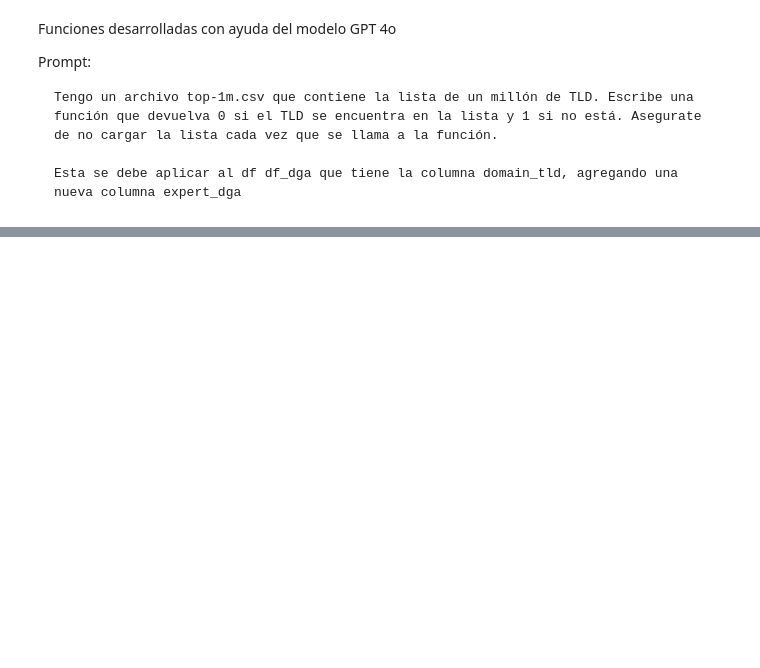
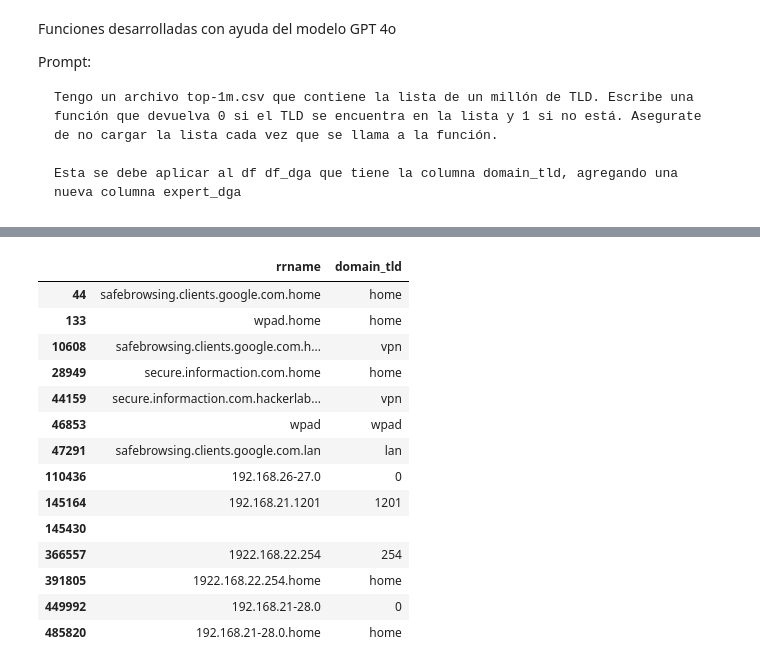
Before and after one commit to Aq202/uvg_sds_lab5, a Jupyter notebook: lab5.ipynb, the cells around one changed output, grey strips where cells are left out. Cells and saved outputs as stored; diff of their text form; code cells hidden in the pictures; blank space fills up the shorter version.

```diff
--- a/lab5.ipynb
+++ b/lab5.ipynb
@@ -265,6 +231,26 @@ tld_set = load_tld_set("top-1m.csv")
+# %%
+malicious = []
+def load_tld_list(file_path):
+    tld_df = pd.read_csv(file_path, header=None, names=["tld"])
+    return set(tld_df["tld"].astype(str))
+
+def check_tld(domain_tld, tld_set):
+    domain_tld = str(domain_tld)
+    for tld in tld_set:
+        if domain_tld in tld or domain_tld == tld:
+            malicious.append(tld)
+            return 0  # Se encontró como TLD o subpalabra
+    return 1  # No se encontró
+
+# Aplicación a un DataFrame
+def apply_expert_dga(df, tld_set):
+    df["expert_dga"] = df["domain_tld"].apply(lambda x: check_tld(x, tld_set))
+    return df
+# %%
+tld_set = load_tld_list("top-1m.csv")
 # %%
 # Aplicar la función al DataFrame
-df_dga['expert_dga'] = df_dga['domain_tld'].apply(lambda tld: check_tld(tld, tld_set))
+df_dga = apply_expert_dga(df_dga, tld_set)
 # %%
 df_dga['expert_dga'].value_counts()
 # %% [output]
@@ -298,0 +265,3 @@ df_dga.drop_duplicates()
+# %%
+df_dga_expert = df_dga[df_dga['expert_dga'] == 0]
+df_dga_expert = df_dga_expert.drop(columns=['expert_dga'])
@@ -298,0 +280,20 @@ df_dga.drop_duplicates()
+# %%
+# Filtrar df_final con los TLDs clasificados como DGA por expertos
+df_final_dga = df_final[df_final['domain_tld'].isin(df_dga_expert['domain_tld'])]
+df_final_dga
+# %% [output]
+|  | rrname | domain_tld |
+| 44 | safebrowsing.clients.google.com.home | home |
+| 133 | wpad.home | home |
+| 10608 | safebrowsing.clients.google.com.h... | vpn |
+| 28949 | secure.informaction.com.home | home |
+| 44159 | secure.informaction.com.hackerlab... | vpn |
+| 46853 | wpad | wpad |
+| 47291 | safebrowsing.clients.google.com.lan | lan |
+| 110436 | 192.168.26-27.0 | 0 |
+| 145164 | 192.168.21.1201 | 1201 |
+| 145430 |  |  |
+| 366557 | 1922.168.22.254 | 254 |
+| 391805 | 1922.168.22.254.home | home |
+| 449992 | 192.168.21-28.0 | 0 |
+| 485820 | 192.168.21-28.0.home | home |
```
Also changed, not shown: parts of 13 cells of this notebook.
